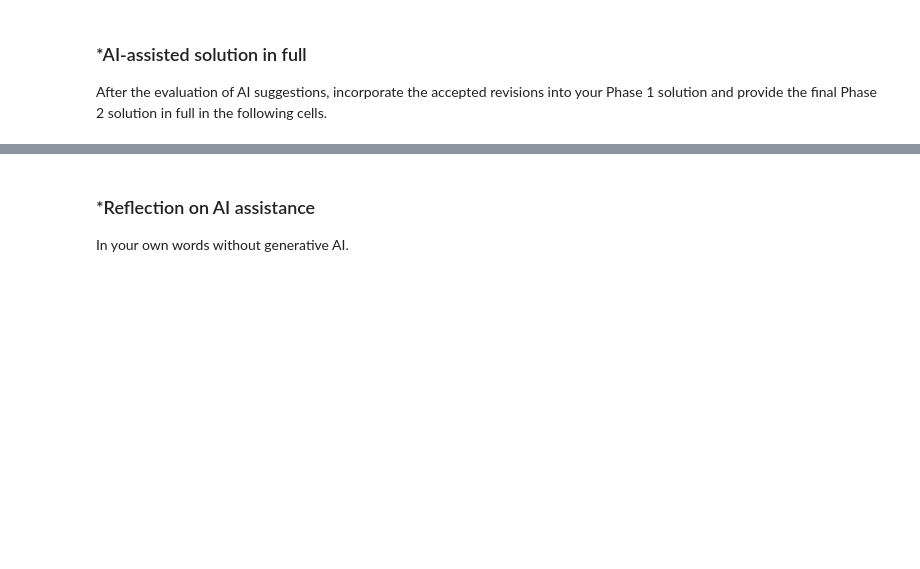
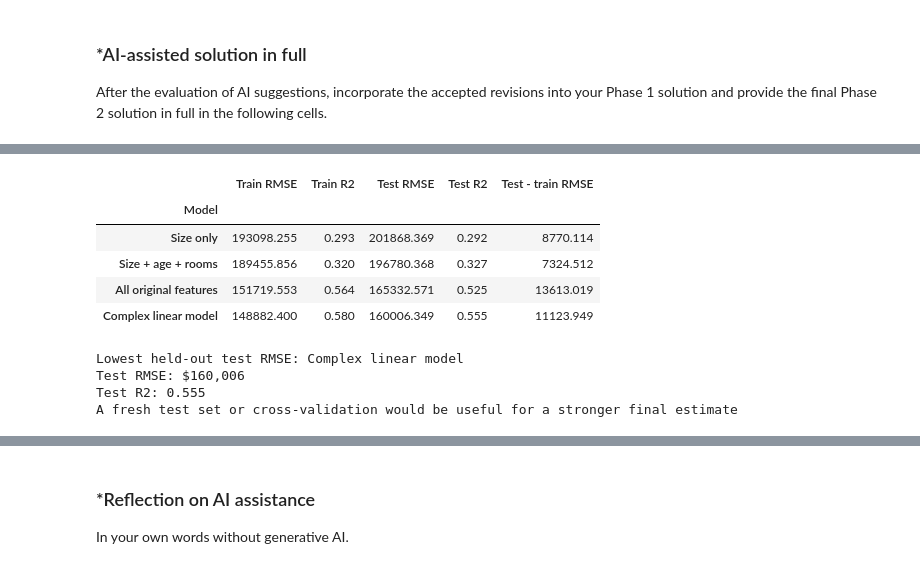
Before and after one commit to Kamal-uva/L02-hedonic-pricing, a Jupyter notebook: notebook.ipynb, the cells around one changed output, grey strips where cells are left out. Cells and saved outputs as stored; diff of their text form; code cells hidden in the pictures; blank space fills up the shorter version.

```diff
--- a/notebook.ipynb
+++ b/notebook.ipynb
@@ -459,0 +594,9 @@ After the evaluation of AI suggestions, incorporate the accepted revisions into
+# %%
+p2_X_train, p2_X_test, p2_y_train, p2_y_test = train_test_split(
+    phase2_X, phase2_y, test_size=0.20, random_state=42
+)
+assert len(p2_X_train) + len(p2_X_test) == len(phase2_X)
+assert p2_X_train.index.intersection(p2_X_test.index).empty
+print("Training rows:", len(p2_X_train))
+print("Testing rows:", len(p2_X_test))
+print("No train/test row overlap")
@@ -459,0 +711,22 @@ After the evaluation of AI suggestions, incorporate the accepted revisions into
+# %%
+def p2_make_complex(x):
+    new = x.copy()
+    size_in_thousands = new["house_square_feet"] / 1000
+    new["size_squared"] = size_in_thousands ** 2
+    new["age_squared"] = new["house_age"] ** 2
+    new["size_x_bathrooms"] = size_in_thousands * new["bathrooms"]
+    recorded = phase2_clean.loc[x.index, "waterfront_type"].ne("Not recorded").astype(int)
+    new["size_x_waterfront_recorded"] = size_in_thousands * recorded
+    return new
+
+p2_train_complex = p2_make_complex(p2_X_train)
+p2_test_complex = p2_make_complex(p2_X_test)
+assert p2_train_complex.columns.equals(p2_test_complex.columns)
+p2_complex_model = LinearRegression().fit(p2_train_complex, p2_y_train)
+p2_complex_row = p2_evaluate("Complex linear model", p2_complex_model,
+                             p2_train_complex, p2_test_complex)
+p2_results.append(p2_complex_row)
+p2_comparison = pd.DataFrame(p2_results).set_index("Model")
+display(p2_comparison.round(3))
+print("Complex model minus best simple test RMSE: ${:,.0f}".format(
+    p2_complex_row["Test RMSE"] - p2_simple_table.loc[p2_best_simple, "Test RMSE"]))
@@ -459,0 +745,20 @@ After the evaluation of AI suggestions, incorporate the accepted revisions into
+# %%
+p2_summary = p2_comparison.copy()
+p2_summary["Test - train RMSE"] = p2_summary["Test RMSE"] - p2_summary["Train RMSE"]
+display(p2_summary.round(3))
+p2_winner = p2_comparison["Test RMSE"].idxmin()
+print("Lowest held-out test RMSE:", p2_winner)
+print("Test RMSE: ${:,.0f}".format(p2_comparison.loc[p2_winner, "Test RMSE"]))
+print("Test R2: {:.3f}".format(p2_comparison.loc[p2_winner, "Test R2"]))
+print("A fresh test set or cross-validation would be useful for a stronger final estimate")
+# %% [output]
+|  | Train RMSE | Train R2 | Test RMSE | Test R2 | Test - train RMSE |
+| Model |  |  |  |  |  |
+| Size only | 193098.255 | 0.293 | 201868.369 | 0.292 | 8770.114 |
+| Size + age + rooms | 189455.856 | 0.320 | 196780.368 | 0.327 | 7324.512 |
+| All original features | 151719.553 | 0.564 | 165332.571 | 0.525 | 13613.019 |
+| Complex linear model | 148882.400 | 0.580 | 160006.349 | 0.555 | 11123.949 |
+Lowest held-out test RMSE: Complex linear model
+Test RMSE: $160,006
+Test R2: 0.555
+A fresh test set or cross-validation would be useful for a stronger final estimate
```
Also changed, not shown: parts of 27 cells of this notebook.
